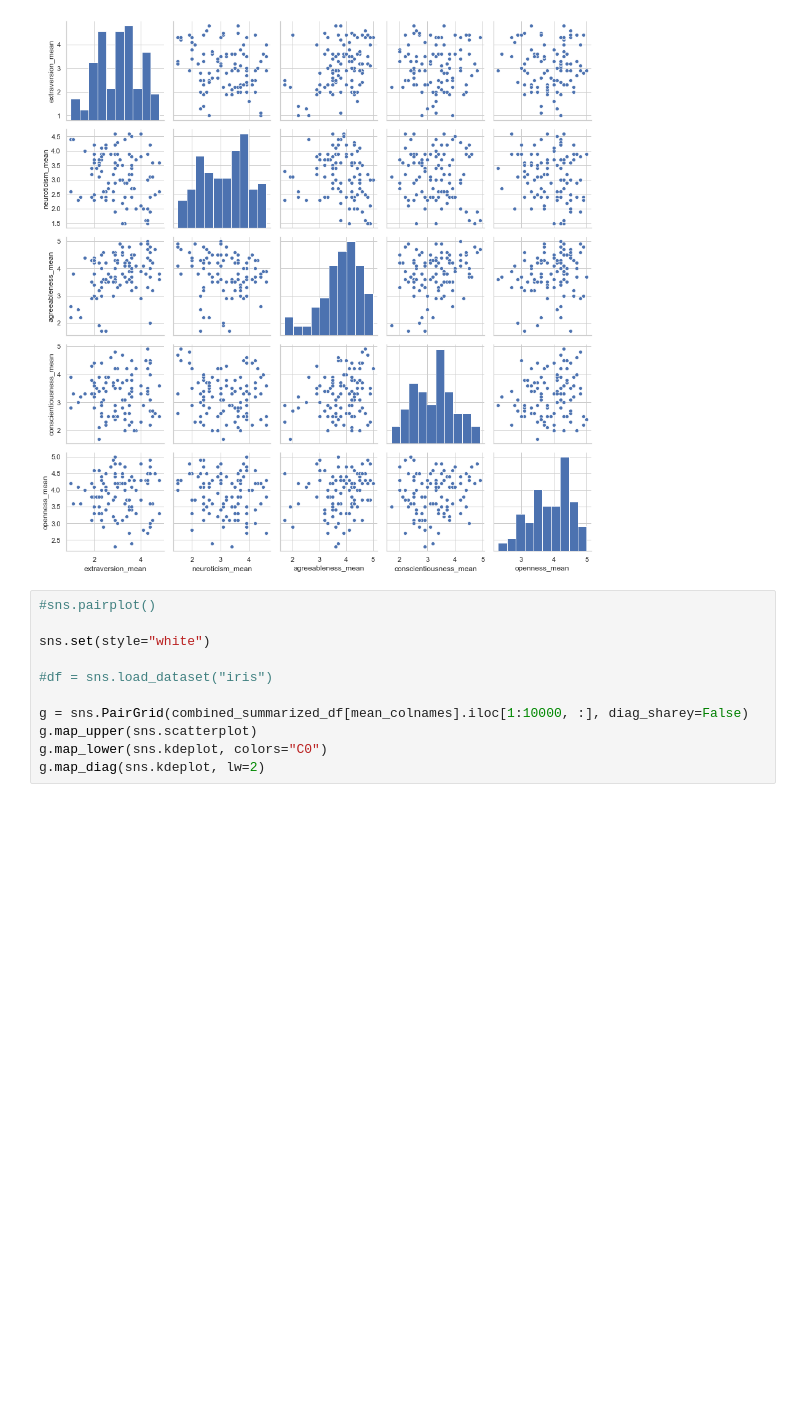
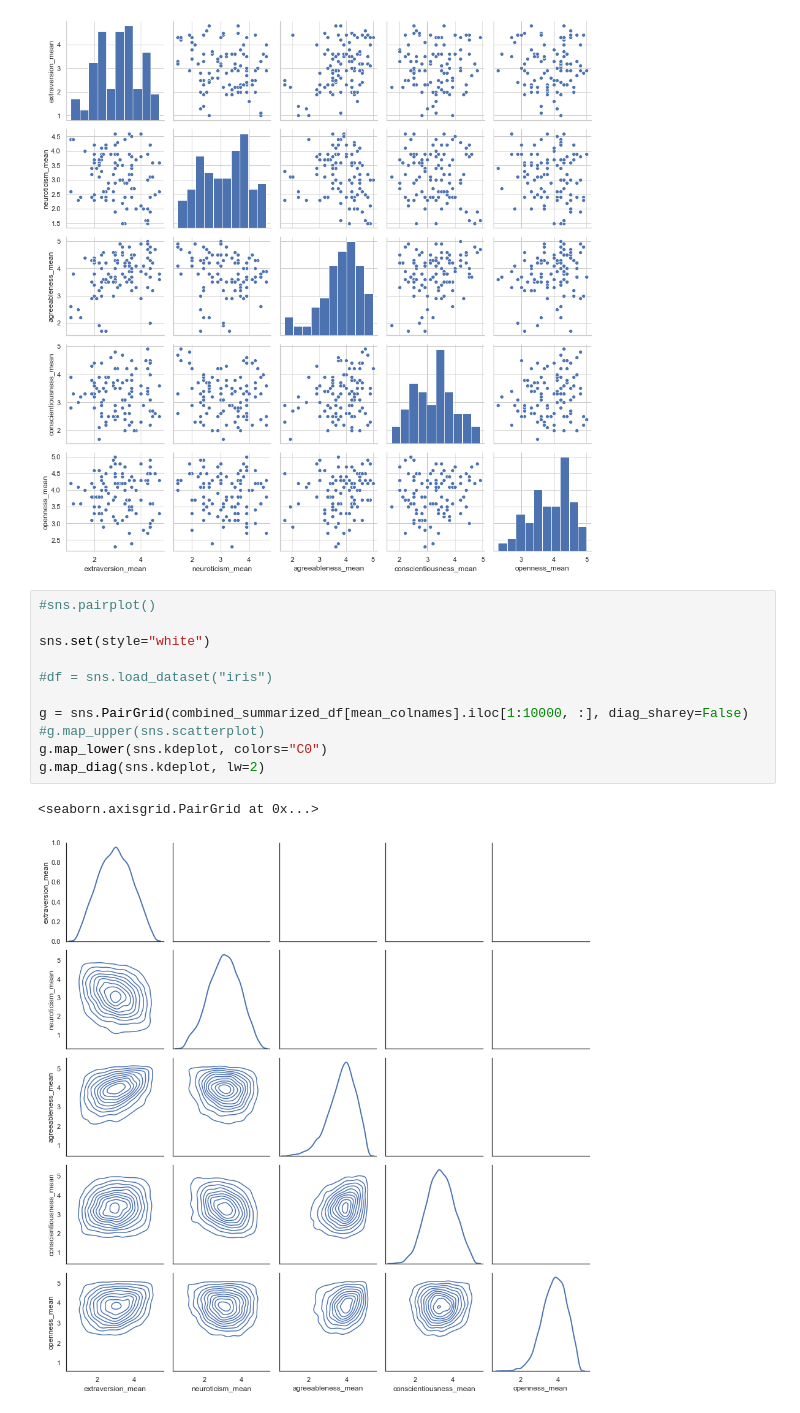
Before and after one commit to Jakob37/KagglePersonality, a Jupyter notebook: notebooks/200418_first_exploration.ipynb, the cells around one changed output. Drawn from its saved outputs; the diff is of its cells as text; blank space fills up the shorter version.

```diff
--- a/notebooks/200418_first_exploration.ipynb
+++ b/notebooks/200418_first_exploration.ipynb
@@ -139,11 +139,14 @@ sns.pairplot(combined_summarized_df[mean_colnames].iloc[1:100, :])
 # %%
 #sns.pairplot()
 
 sns.set(style="white")
 
 #df = sns.load_dataset("iris")
 
 g = sns.PairGrid(combined_summarized_df[mean_colnames].iloc[1:10000, :], diag_sharey=False)
-g.map_upper(sns.scatterplot)
+#g.map_upper(sns.scatterplot)
 g.map_lower(sns.kdeplot, colors="C0")
 g.map_diag(sns.kdeplot, lw=2)
+# %% [output]
+<seaborn.axisgrid.PairGrid at 0x...>
+[figure, added]
```
Also changed, not shown: 1 other file.
